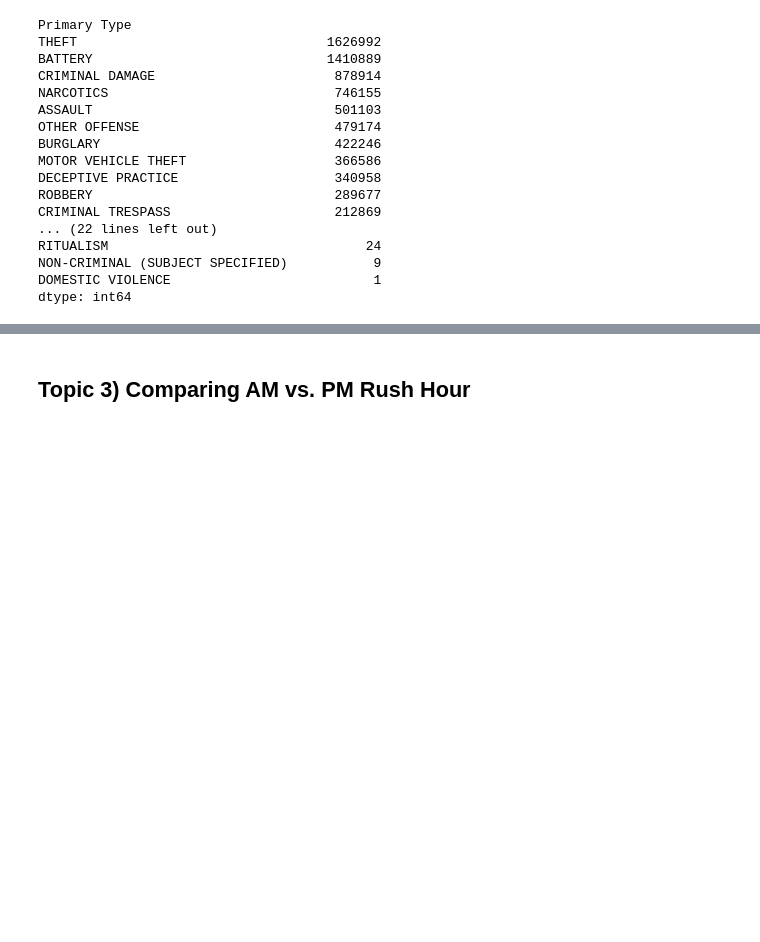
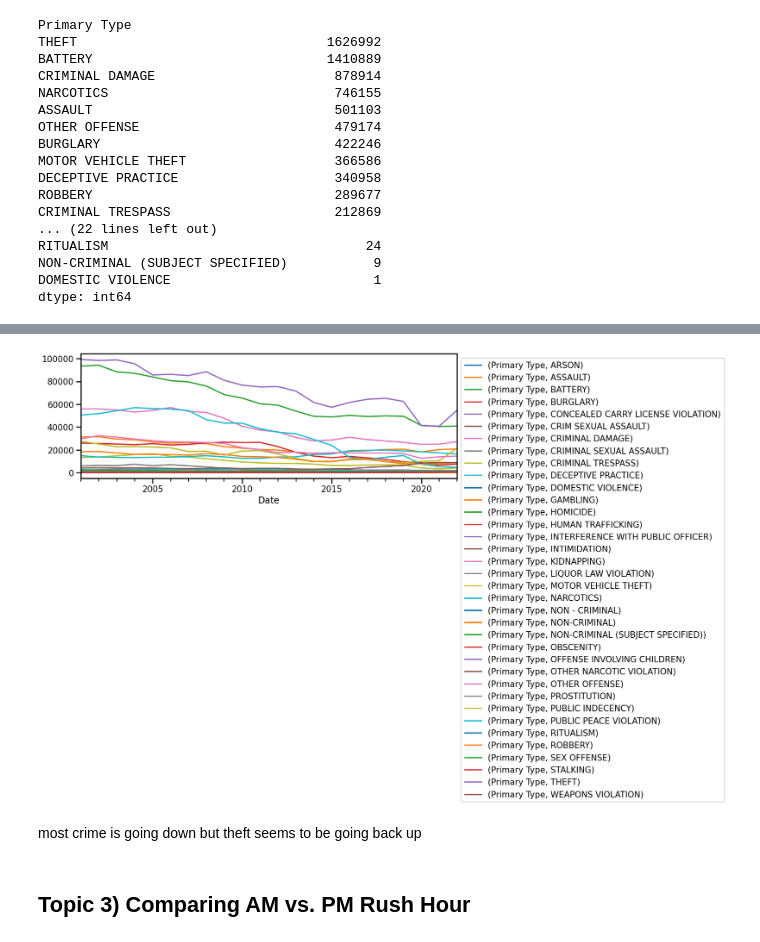
Before and after one commit to donmarcolaureano/chicago_crime, a Jupyter notebook: chicago_crime.ipynb, the cells around one changed output, grey strips where cells are left out. Drawn from its saved outputs; the diff is of its cells as text; code cells hidden in the pictures; blank space fills up the shorter version.

```diff
--- a/chicago_crime.ipynb
+++ b/chicago_crime.ipynb
@@ -372,3 +372,5 @@ RITUALISM                                 24
 NON-CRIMINAL (SUBJECT SPECIFIED)           9
 DOMESTIC VIOLENCE                          1
 dtype: int64
+# %%
+all_years['Year'] = all_years.index.year
@@ -374,0 +394,2 @@ dtype: int64
+# %%
+ay2 = all_years.drop(columns=['ID', 'Description', 'Location Description', 'Arrest', 'Domestic', 'Beat', 'District', 'Ward', 'Latitude', 'Longitude', 'Year']).copy()
@@ -374,0 +428,3 @@ dtype: int64
+# %%
+ay3 = ay2.groupby('Primary Type').resample('A').count()
+ay3
@@ -375,3 +446,12 @@ dtype: int64
+# %%
+all_crime_counts = ay3.unstack(level=0)
+# %%
+all_crime_counts.plot()
+plt.legend(bbox_to_anchor=(1,1));
+# %% [output]
+[figure, added]
+# %% [markdown]
+most crime is going down but theft seems to be going back up
 # %% [markdown]
 ## Topic 3) Comparing AM vs. PM Rush Hour
 # %% [markdown]
```
Also changed, not shown: parts of 4 cells of this notebook.
